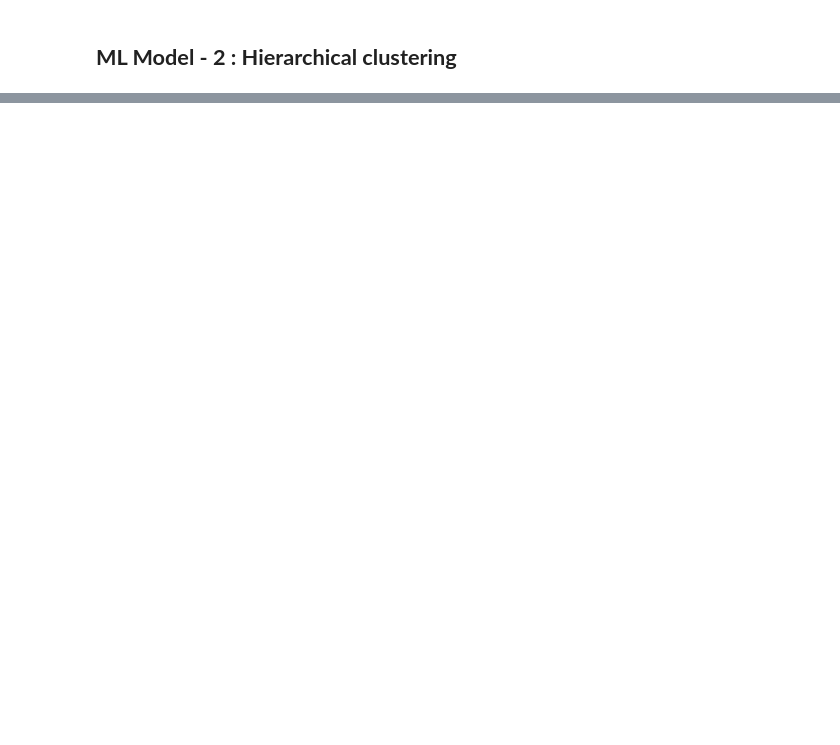
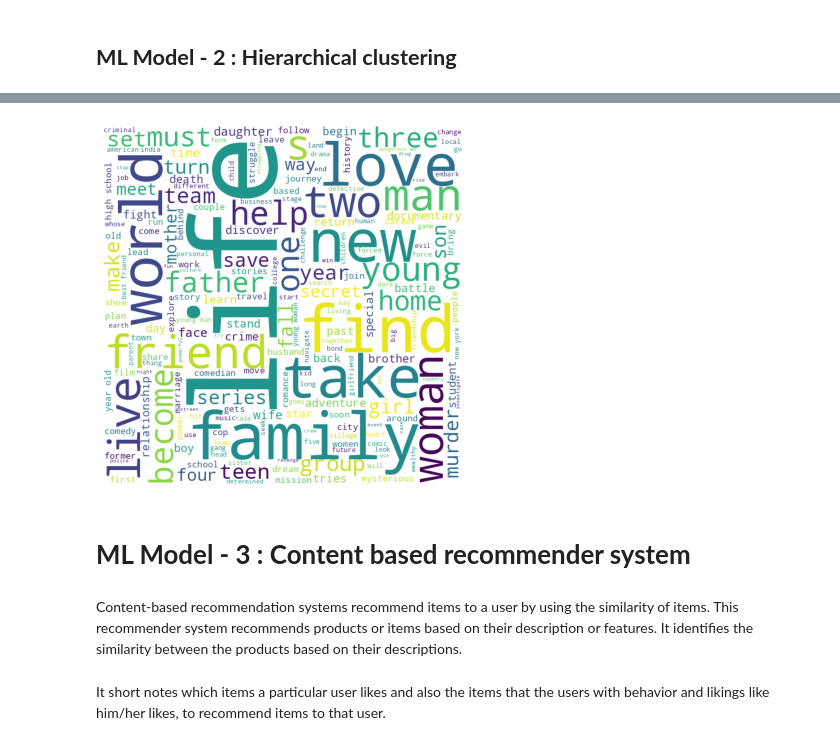
Before and after one commit to Sairindhrijena/Netflix-Movies-and-TV-Shows-Clustering, a Jupyter notebook: Netflix_Movies_and_TV_Shows_Clustering.ipynb, the cells around one changed output, grey strips where cells are left out. Drawn from its saved outputs; the diff is of its cells as text; code cells hidden in the pictures; blank space fills up the shorter version.

```diff
--- a/Netflix_Movies_and_TV_Shows_Clustering.ipynb
+++ b/Netflix_Movies_and_TV_Shows_Clustering.ipynb
@@ -1674,0 +1753,14 @@ plt.tight_layout(pad = 0)
+# %%
+# plot the WordCloud image
+plt.figure(figsize = (10,5), facecolor = None)
+plt.imshow(wordcloud)
+plt.axis("off")
+plt.tight_layout(pad = 0)
+# %% [output]
+[figure, added]
+# %% [markdown]
+# **ML Model - 3 : Content based recommender system**
+# %% [markdown]
+Content-based recommendation systems recommend items to a user by using the similarity of items. This recommender system recommends products or items based on their description or features. It identifies the similarity between the products based on their descriptions.
+# %% [markdown]
+It short notes which items a particular user likes and also the items that the users with behavior and likings like him/her likes, to recommend items to that user.
```
Also changed, not shown: parts of 14 cells of this notebook.
